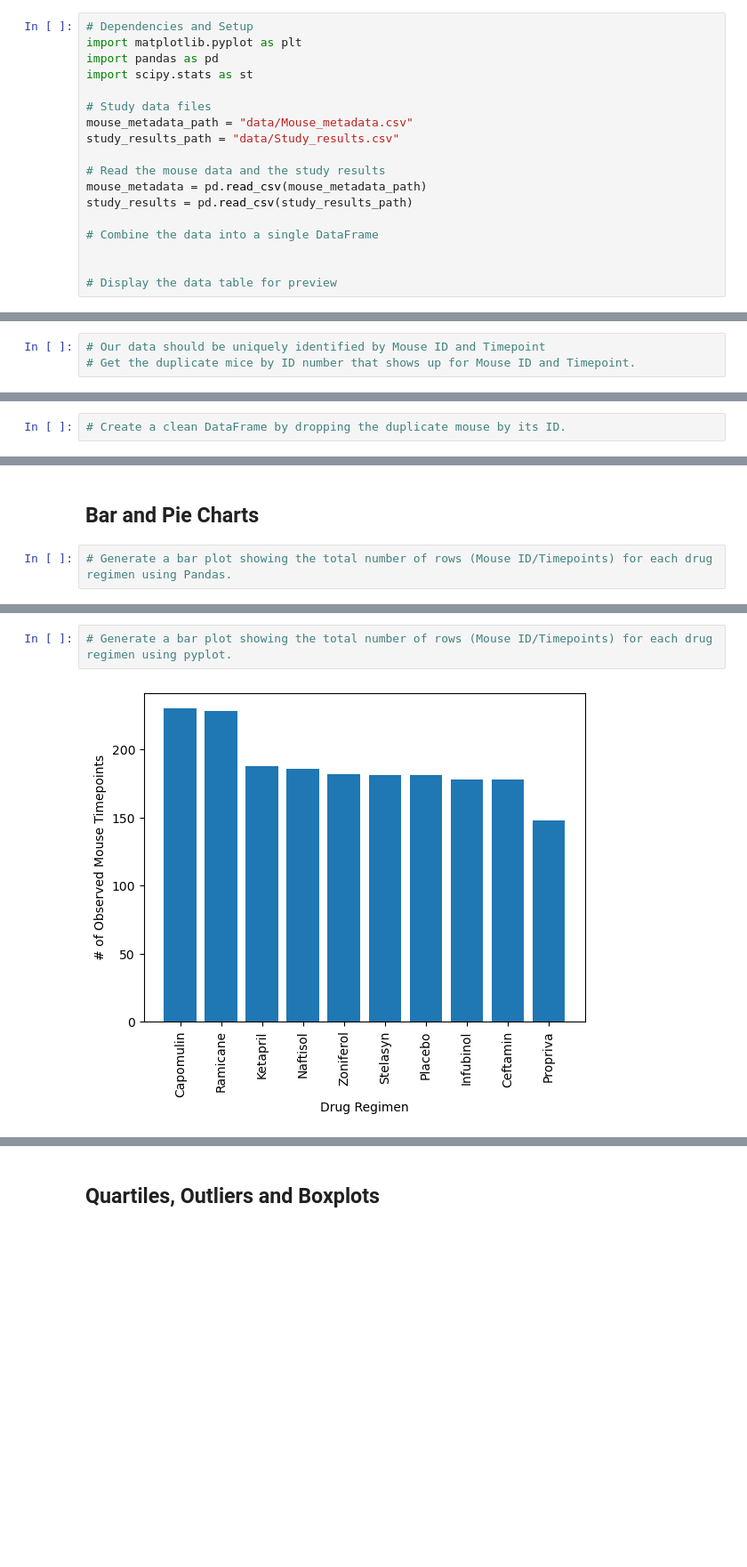
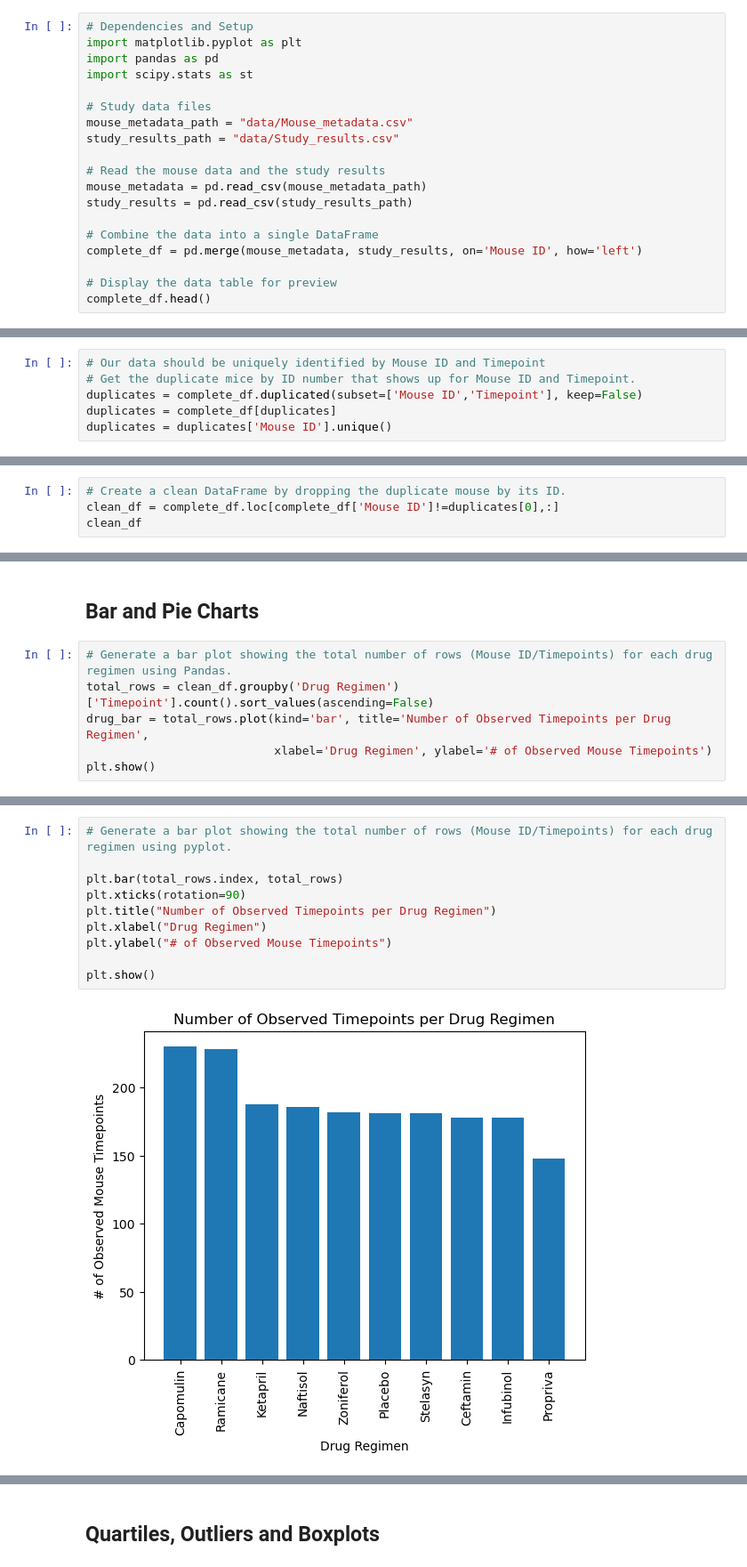
Before and after one commit to soljm/data-visualisation-challenge, a Jupyter notebook: Pymaceuticals/pymaceuticals.ipynb, the cells around one changed output, grey strips where cells are left out. Shown: that part at 89% size. Drawn from its saved outputs; the diff is of its cells as text; blank space fills up the shorter version.

```diff
--- a/Pymaceuticals/pymaceuticals.ipynb
+++ b/Pymaceuticals/pymaceuticals.ipynb
@@ -20,7 +22,8 @@ mouse_metadata = pd.read_csv(mouse_metadata_path)
 study_results = pd.read_csv(study_results_path)
 
 # Combine the data into a single DataFrame
-
+complete_df = pd.merge(mouse_metadata, study_results, on='Mouse ID', how='left')
 
 # Display the data table for preview
+complete_df.head()
 # %% [output]
@@ -37,3 +42,6 @@ study_results = pd.read_csv(study_results_path)
 # %%
 # Our data should be uniquely identified by Mouse ID and Timepoint
 # Get the duplicate mice by ID number that shows up for Mouse ID and Timepoint.
+duplicates = complete_df.duplicated(subset=['Mouse ID','Timepoint'], keep=False)
+duplicates = complete_df[duplicates]
+duplicates = duplicates['Mouse ID'].unique()
@@ -59,3 +67,5 @@ array(['g989'], dtype=object)
 # %%
 # Create a clean DataFrame by dropping the duplicate mouse by its ID.
+clean_df = complete_df.loc[complete_df['Mouse ID']!=duplicates[0],:]
+clean_df
 # %% [output]
@@ -113,4 +147,8 @@ array(['g989'], dtype=object)
 ## Bar and Pie Charts
 # %%
 # Generate a bar plot showing the total number of rows (Mouse ID/Timepoints) for each drug regimen using Pandas.
+total_rows = clean_df.groupby('Drug Regimen')['Timepoint'].count().sort_values(ascending=False)
+drug_bar = total_rows.plot(kind='bar', title='Number of Observed Timepoints per Drug Regimen',
+                           xlabel='Drug Regimen', ylabel='# of Observed Mouse Timepoints')
+plt.show()
 # %% [output]
@@ -118,4 +156,12 @@ array(['g989'], dtype=object)
 # %%
 # Generate a bar plot showing the total number of rows (Mouse ID/Timepoints) for each drug regimen using pyplot.
+
+plt.bar(total_rows.index, total_rows)
+plt.xticks(rotation=90)
+plt.title("Number of Observed Timepoints per Drug Regimen")
+plt.xlabel("Drug Regimen")
+plt.ylabel("# of Observed Mouse Timepoints")
+
+plt.show()
 # %% [output]
-[figure, old version]
+[figure, new version]
```
Also changed, not shown: parts of 13 cells of this notebook.
